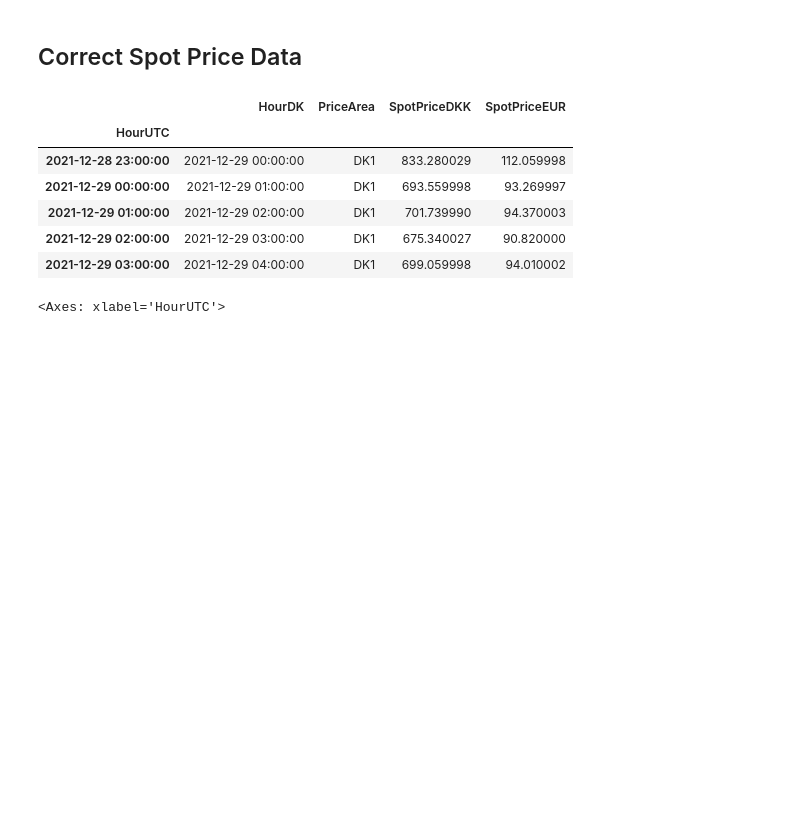
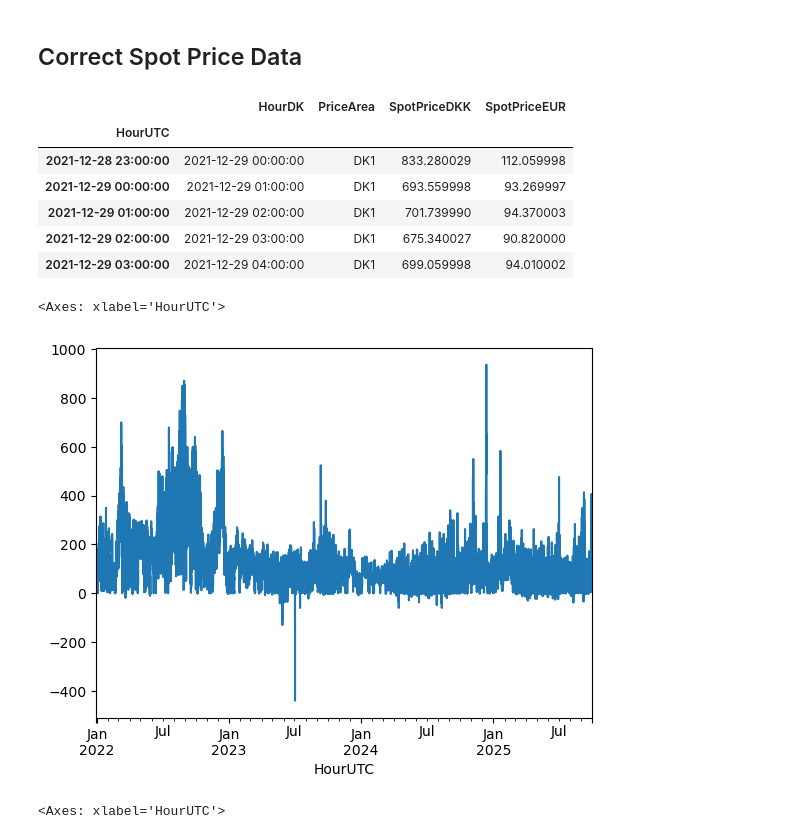
Before and after one commit to pulio12/Msc_Thesis_Greenlab_Skive, a Jupyter notebook: Test_File3.ipynb, the cells around one changed output. Saved outputs shown, nothing was run; the diff lists cells and outputs as text; code cells hidden in the pictures; blank space fills up the shorter version.

```diff
--- a/Test_File3.ipynb
+++ b/Test_File3.ipynb
@@ -177,6 +177,11 @@ elspotprices.head()
 | 2021-12-29 01:00:00 | 2021-12-29 02:00:00 | DK1 | 701.739990 | 94.370003 |
 | 2021-12-29 02:00:00 | 2021-12-29 03:00:00 | DK1 | 675.340027 | 90.820000 |
 | 2021-12-29 03:00:00 | 2021-12-29 04:00:00 | DK1 | 699.059998 | 94.010002 |
+# %%
+elspotprices["SpotPriceEUR"].plot()
+# %% [output]
+<Axes: xlabel='HourUTC'>
+[figure, added]
 # %%
 elspotprices["SpotPriceEUR"]["2021-12-28":"2022-3-29"].plot()
 # %% [output]
```
Also changed, not shown: parts of 40 cells of this notebook.
